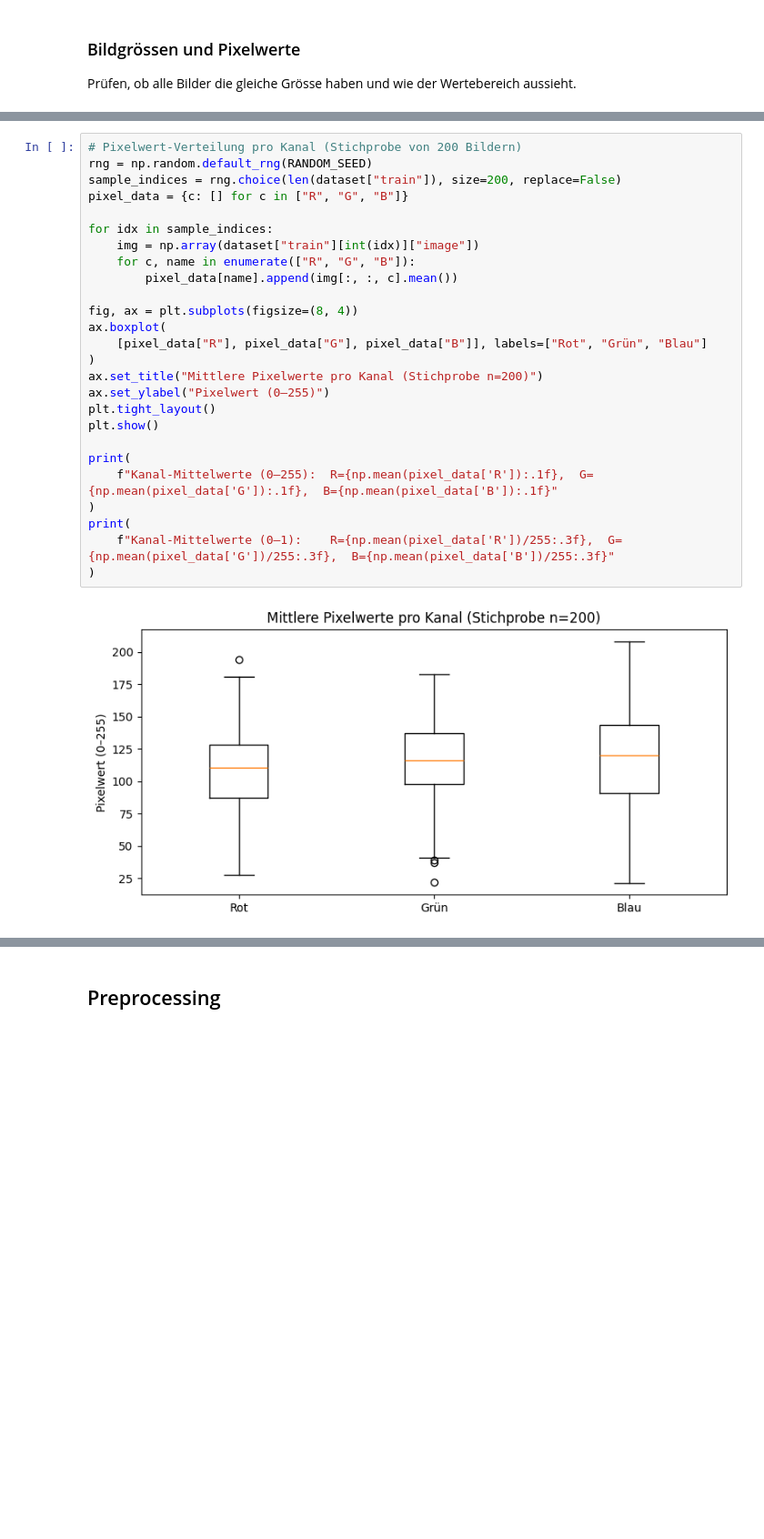
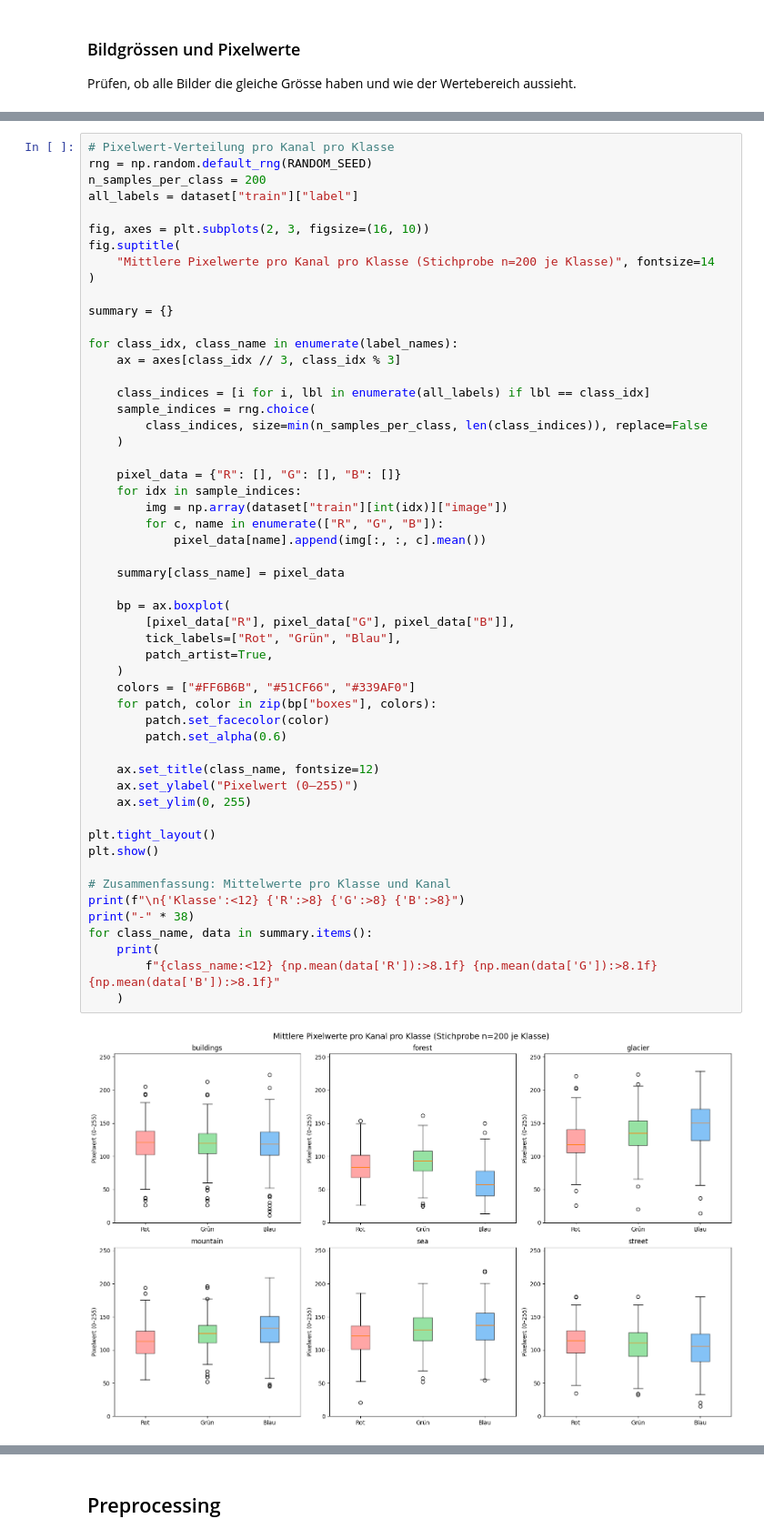
Before and after one commit to mannaluca02/del, a Jupyter notebook: src/00_first_model.ipynb, the cells around one changed output, grey strips where cells are left out. Shown at 91% size. Saved outputs shown, nothing was run; the diff lists cells and outputs as text; blank space fills up the shorter version.

```diff
--- a/src/00_first_model.ipynb
+++ b/src/00_first_model.ipynb
@@ -166,28 +217,55 @@ Boxplot der mittleren Pixelwerte pro RGB-Kanal über eine Stichprobe von 200 Bil
 # %%
-# Pixelwert-Verteilung pro Kanal (Stichprobe von 200 Bildern)
+# Pixelwert-Verteilung pro Kanal pro Klasse
 rng = np.random.default_rng(RANDOM_SEED)
-sample_indices = rng.choice(len(dataset["train"]), size=200, replace=False)
-pixel_data = {c: [] for c in ["R", "G", "B"]}
+n_samples_per_class = 200
+all_labels = dataset["train"]["label"]
 
-for idx in sample_indices:
-    img = np.array(dataset["train"][int(idx)]["image"])
-    for c, name in enumerate(["R", "G", "B"]):
-        pixel_data[name].append(img[:, :, c].mean())
+fig, axes = plt.subplots(2, 3, figsize=(16, 10))
+fig.suptitle(
+    "Mittlere Pixelwerte pro Kanal pro Klasse (Stichprobe n=200 je Klasse)", fontsize=14
+)
 
-fig, ax = plt.subplots(figsize=(8, 4))
-ax.boxplot(
-    [pixel_data["R"], pixel_data["G"], pixel_data["B"]], labels=["Rot", "Grün", "Blau"]
-)
-ax.set_title("Mittlere Pixelwerte pro Kanal (Stichprobe n=200)")
-ax.set_ylabel("Pixelwert (0–255)")
+summary = {}
+
+for class_idx, class_name in enumerate(label_names):
+    ax = axes[class_idx // 3, class_idx % 3]
+
+    class_indices = [i for i, lbl in enumerate(all_labels) if lbl == class_idx]
+    sample_indices = rng.choice(
+        class_indices, size=min(n_samples_per_class, len(class_indices)), replace=False
+    )
+
+    pixel_data = {"R": [], "G": [], "B": []}
+    for idx in sample_indices:
+        img = np.array(dataset["train"][int(idx)]["image"])
+        for c, name in enumerate(["R", "G", "B"]):
+            pixel_data[name].append(img[:, :, c].mean())
+
+    summary[class_name] = pixel_data
+
+    bp = ax.boxplot(
+        [pixel_data["R"], pixel_data["G"], pixel_data["B"]],
+        tick_labels=["Rot", "Grün", "Blau"],
+        patch_artist=True,
+    )
+    colors = ["#FF6B6B", "#51CF66", "#339AF0"]
+    for patch, color in zip(bp["boxes"], colors):
+        patch.set_facecolor(color)
+        patch.set_alpha(0.6)
+
+    ax.set_title(class_name, fontsize=12)
+    ax.set_ylabel("Pixelwert (0–255)")
+    ax.set_ylim(0, 255)
+
 plt.tight_layout()
 plt.show()
 
-print(
-    f"Kanal-Mittelwerte (0–255):  R={np.mean(pixel_data['R']):.1f},  G={np.mean(pixel_data['G']):.1f},  B={np.mean(pixel_data['B']):.1f}"
-)
-print(
-    f"Kanal-Mittelwerte (0–1):    R={np.mean(pixel_data['R'])/255:.3f},  G={np.mean(pixel_data['G'])/255:.3f},  B={np.mean(pixel_data['B'])/255:.3f}"
-)
+# Zusammenfassung: Mittelwerte pro Klasse und Kanal
+print(f"\n{'Klasse':<12} {'R':>8} {'G':>8} {'B':>8}")
+print("-" * 38)
+for class_name, data in summary.items():
+    print(
+        f"{class_name:<12} {np.mean(data['R']):>8.1f} {np.mean(data['G']):>8.1f} {np.mean(data['B']):>8.1f}"
+    )
 # %% [output]
-[figure, old version]
+[figure, new version]
```
Also changed, not shown: parts of 43 cells of this notebook, 2 other files.
